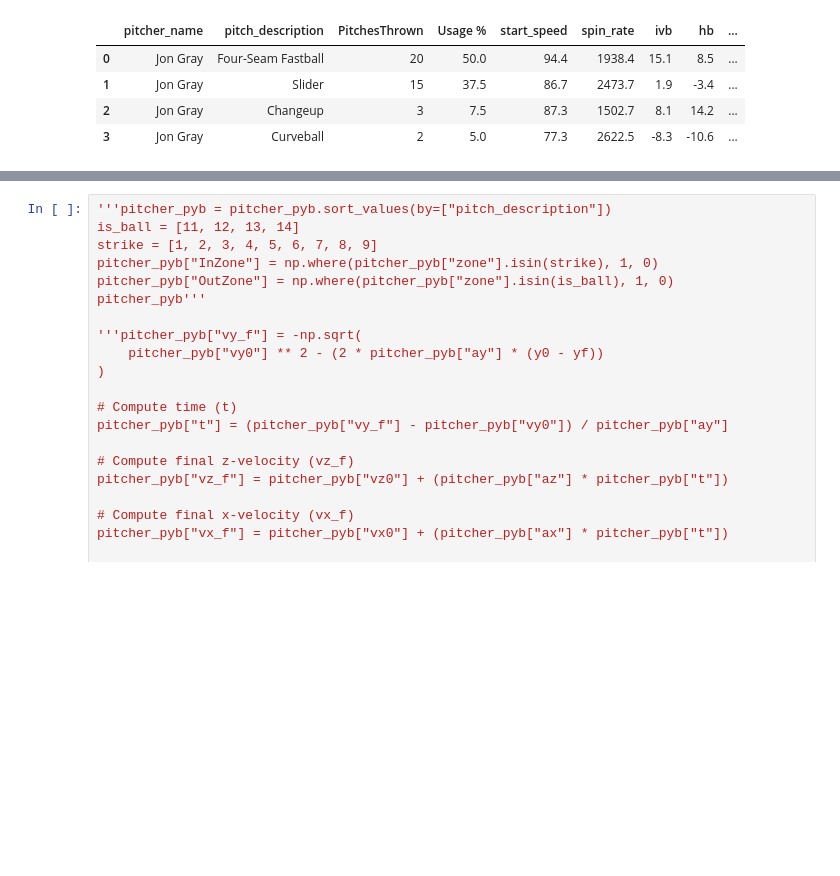
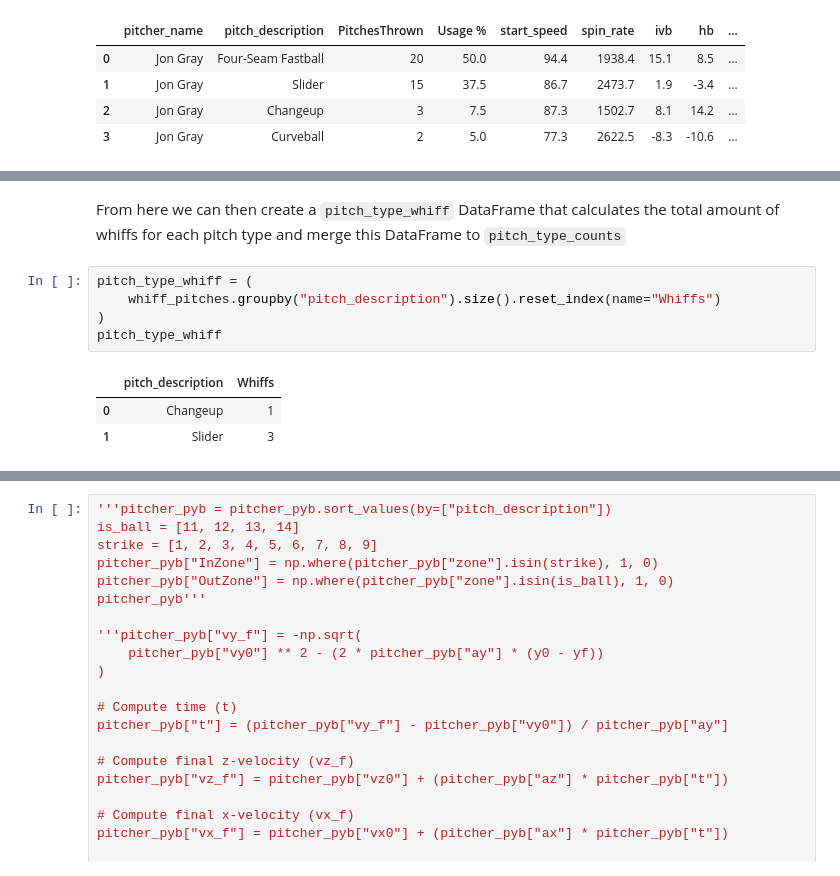
Before and after one commit to CarsonHallford/PitcherData, a Jupyter notebook: MLB_Scraper_Pitcher_Data.ipynb, the cells around one changed output, grey strips where cells are left out. Cells and saved outputs as stored; diff of their text form; blank space fills up the shorter version.

```diff
--- a/MLB_Scraper_Pitcher_Data.ipynb
+++ b/MLB_Scraper_Pitcher_Data.ipynb
@@ -408,0 +446,11 @@ pitch_type_counts
+# %% [markdown]
+From here we can then create a `pitch_type_whiff` DataFrame that calculates the total amount of whiffs for each pitch type and merge this DataFrame to `pitch_type_counts`
+# %%
+pitch_type_whiff = (
+    whiff_pitches.groupby("pitch_description").size().reset_index(name="Whiffs")
+)
+pitch_type_whiff
+# %% [output]
+|  | pitch_description | Whiffs |
+| 0 | Changeup | 1 |
+| 1 | Slider | 3 |
```
Also changed, not shown: parts of 4 cells of this notebook.
